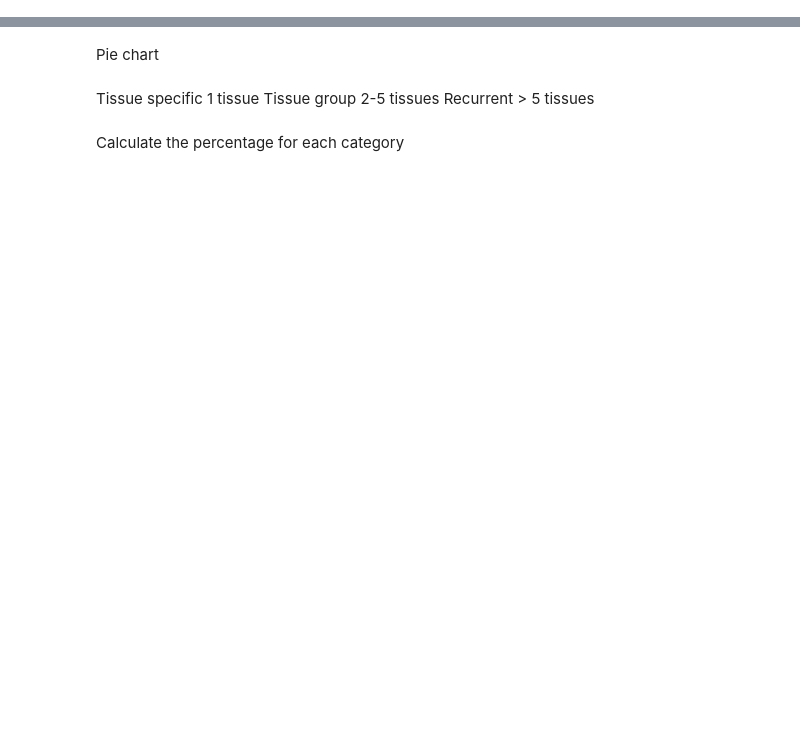
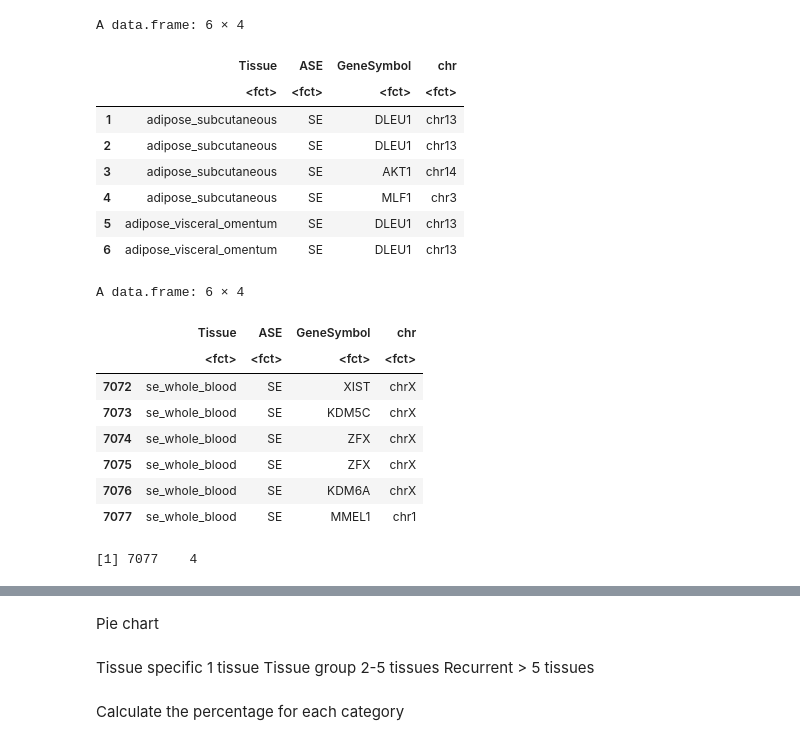
Before and after one commit to TheJacksonLaboratory/sbas, a Jupyter notebook: jupyter/countGenes.ipynb, the cells around one changed output, grey strips where cells are left out. Saved outputs shown, nothing was run; the diff lists cells and outputs as text; code cells hidden in the pictures; blank space fills up the shorter version.

```diff
--- a/jupyter/countGenes.ipynb
+++ b/jupyter/countGenes.ipynb
@@ -12,6 +47,15 @@ files_aux <- gsub(pattern = "a3ss$|a5ss$|mxe$|ri$|se$", replacement = "", files_
+# %%
+#
+# refined results (FC > 1.5 and pVal < 0.05)
+# for the sex*as_event coefficient result for the linear model
+#
+significant_results_dir = "../data/"
+pattern = "DGE_sex_as_events_refined.csv"
+files <- list.files(path = significant_results_dir, pattern = pattern)
+as_types <- c("a3ss", "a5ss", "mxe", "ri", "se")
 # %%
-a3ss_annot <- read.table(file = "fromGTF.A3SS.txt", sep = "\t", quote = "\"", header = T, stringsAsFactors = F)
-a5ss_annot <- read.table(file = "fromGTF.A5SS.txt", sep = "\t", quote = "\"", header = T, stringsAsFactors = F)
-mxe_annot <- read.table(file = "fromGTF.MXE.txt", sep = "\t", quote = "\"", header = T, stringsAsFactors = F)
-ri_annot <- read.table(file = "fromGTF.RI.txt", sep = "\t", quote = "\"", header = T, stringsAsFactors = F)
-se_annot <- read.table(file = "fromGTF.SE.txt", sep = "\t", quote = "\"", header = T, stringsAsFactors = F)
+a3ss_annot <- read.table(file = "../data/fromGTF.A3SS.txt", sep = "\t", quote = "\"", header = T, stringsAsFactors = F)
+a5ss_annot <- read.table(file = "../data/fromGTF.A5SS.txt", sep = "\t", quote = "\"", header = T, stringsAsFactors = F)
+mxe_annot <- read.table(file = "../data/fromGTF.MXE.txt", sep = "\t", quote = "\"", header = T, stringsAsFactors = F)
+ri_annot <- read.table(file = "../data/fromGTF.RI.txt", sep = "\t", quote = "\"", header = T, stringsAsFactors = F)
+se_annot <- read.table(file = "../data/fromGTF.SE.txt", sep = "\t", quote = "\"", header = T, stringsAsFactors = F)
@@ -64,3 +121,27 @@ for (i in 1:length(files)) {
+# %%
+head(gene_as)
+tail(gene_as)
+dim(gene_as)
+# %% [output]
+A data.frame: 6 × 4
+|  | Tissue | ASE | GeneSymbol | chr |
+|  | <fct> | <fct> | <fct> | <fct> |
+| 1 | adipose_subcutaneous | SE | DLEU1 | chr13 |
+| 2 | adipose_subcutaneous | SE | DLEU1 | chr13 |
+| 3 | adipose_subcutaneous | SE | AKT1 | chr14 |
+| 4 | adipose_subcutaneous | SE | MLF1 | chr3 |
+| 5 | adipose_visceral_omentum | SE | DLEU1 | chr13 |
+| 6 | adipose_visceral_omentum | SE | DLEU1 | chr13 |
+A data.frame: 6 × 4
+|  | Tissue | ASE | GeneSymbol | chr |
+|  | <fct> | <fct> | <fct> | <fct> |
+| 7072 | se_whole_blood | SE | XIST | chrX |
+| 7073 | se_whole_blood | SE | KDM5C | chrX |
+| 7074 | se_whole_blood | SE | ZFX | chrX |
+| 7075 | se_whole_blood | SE | ZFX | chrX |
+| 7076 | se_whole_blood | SE | KDM6A | chrX |
+| 7077 | se_whole_blood | SE | MMEL1 | chr1 |
+[1] 7077    4
 # %%
 # Count most frequent spliced genes
 res <- gene_as %>% group_by(GeneSymbol) %>% count(GeneSymbol) %>% arrange(desc(n)) %>% as.data.frame()
```
Also changed, not shown: parts of 24 cells of this notebook, 4 other files.
